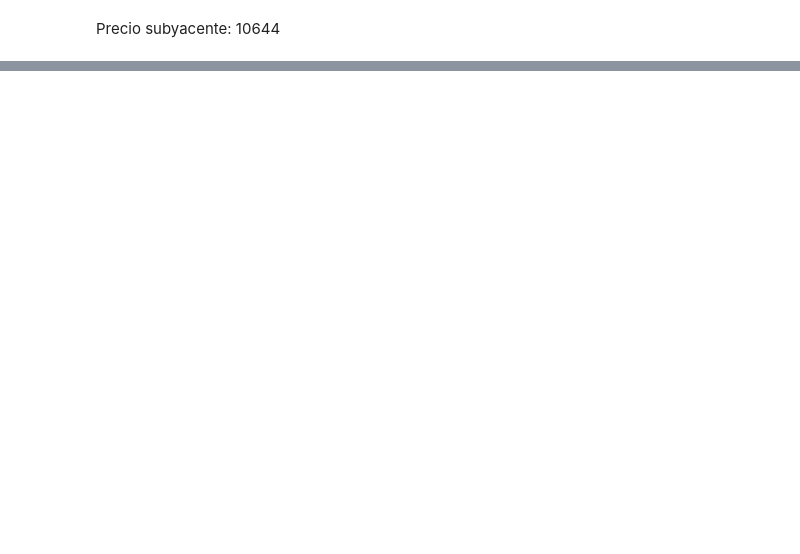
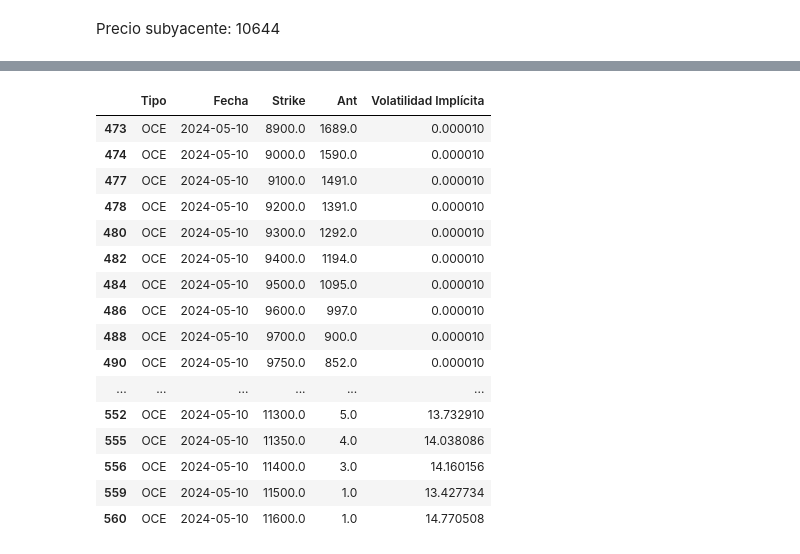
Before and after one commit to aperezcoscu/Practica-3, a Jupyter notebook: Practica.ipynb, the cells around one changed output, grey strips where cells are left out. Cells and saved outputs as stored; diff of their text form; code cells hidden in the pictures; blank space fills up the shorter version.

```diff
--- a/Practica.ipynb
+++ b/Practica.ipynb
@@ -315,0 +366,20 @@ plt.plot(vol_dates['Fecha 6']['Volatilidad Implícita'])
+# %%
+filtered_data
+# %% [output]
+|  | Tipo | Fecha | Strike | Ant | Volatilidad Implícita |
+| 473 | OCE | 2024-05-10 | 8900.0 | 1689.0 | 0.000010 |
+| 474 | OCE | 2024-05-10 | 9000.0 | 1590.0 | 0.000010 |
+| 477 | OCE | 2024-05-10 | 9100.0 | 1491.0 | 0.000010 |
+| 478 | OCE | 2024-05-10 | 9200.0 | 1391.0 | 0.000010 |
+| 480 | OCE | 2024-05-10 | 9300.0 | 1292.0 | 0.000010 |
+| 482 | OCE | 2024-05-10 | 9400.0 | 1194.0 | 0.000010 |
+| 484 | OCE | 2024-05-10 | 9500.0 | 1095.0 | 0.000010 |
+| 486 | OCE | 2024-05-10 | 9600.0 | 997.0 | 0.000010 |
+| 488 | OCE | 2024-05-10 | 9700.0 | 900.0 | 0.000010 |
+| 490 | OCE | 2024-05-10 | 9750.0 | 852.0 | 0.000010 |
+| ... | ... | ... | ... | ... | ... |
+| 552 | OCE | 2024-05-10 | 11300.0 | 5.0 | 13.732910 |
+| 555 | OCE | 2024-05-10 | 11350.0 | 4.0 | 14.038086 |
+| 556 | OCE | 2024-05-10 | 11400.0 | 3.0 | 14.160156 |
+| 559 | OCE | 2024-05-10 | 11500.0 | 1.0 | 13.427734 |
+| 560 | OCE | 2024-05-10 | 11600.0 | 1.0 | 14.770508 |
```
Also changed, not shown: parts of 22 cells of this notebook, 1 other file.
